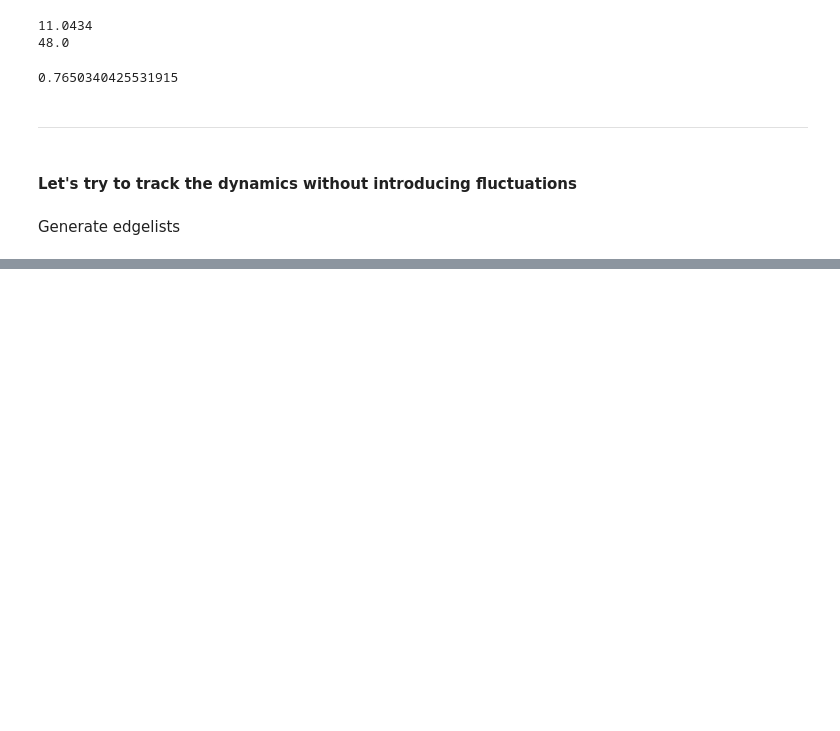
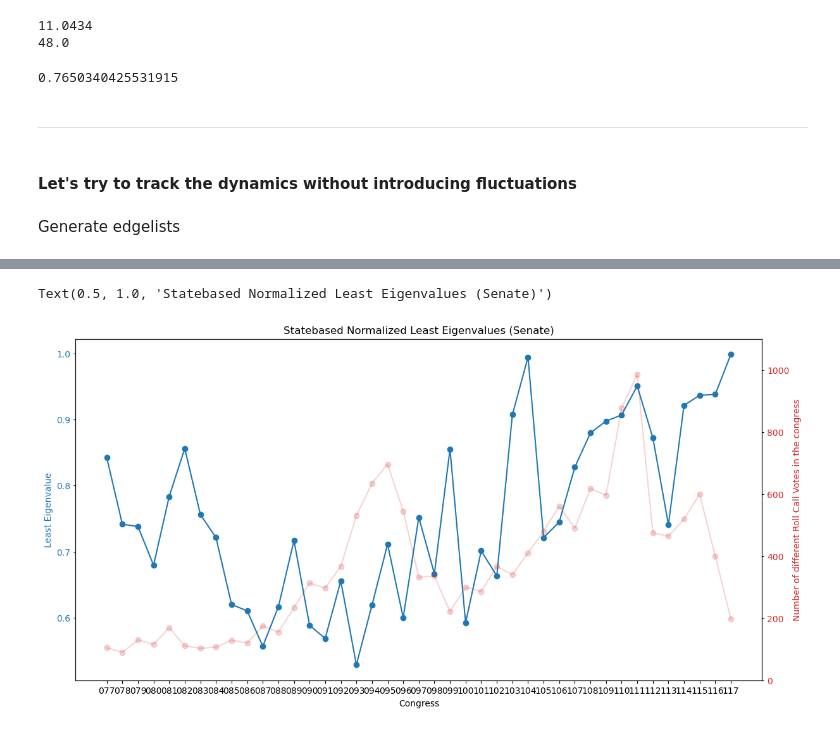
Before and after one commit to LeonardoAgasso/USA_Congress_SigNet, a Jupyter notebook: notebooks/statebased_frustrind_analysis.v2.ipynb, the cells around one changed output, grey strips where cells are left out. Drawn from its saved outputs; the diff is of its cells as text; code cells hidden in the pictures; blank space fills up the shorter version.

```diff
--- a/notebooks/statebased_frustrind_analysis.v2.ipynb
+++ b/notebooks/statebased_frustrind_analysis.v2.ipynb
@@ -357,0 +395,46 @@ KeyError: '077'
+# %%
+# for each congress filter the edgelist with the threshold and save the normalized eigenvalue in a dictionary where the key is the congress number
+eig_dic_senate = {}
+n_votes_dic_senate = {}
+
+for csv in tqdm(glob.glob('../dataset/statebased_edgelsists_senate/*.csv')):
+    n_congress = re.findall(r'\d+', csv)[0]
+    edgelist = pd.read_csv(csv)
+
+    threshold_pos = pd.read_csv('../dataset/statebased_thresholds_senate/threshold_'+n_congress+'.csv')['pos_threshold'][0]
+    threshold_neg = pd.read_csv('../dataset/statebased_thresholds_senate/threshold_'+n_congress+'.csv')['neg_threshold'][0]
+
+    df_pos = edgelist.loc[(edgelist['weight']==1)&(edgelist['perc']>threshold_pos)].copy()
+    df_neg = edgelist.loc[(edgelist['weight']==-1)&(edgelist['perc']>threshold_neg)].copy()
+    edgelist_filtered = pd.concat([df_pos, df_neg])
+    eig_dic_senate[n_congress] = compute_eigen(edgelist_filtered)
+    n_votes = pd.read_csv('../dataset/statebased_thresholds_senate/threshold_'+n_congress+'.csv')['n_votes']
+    n_votes_dic_senate[n_congress] = n_votes
+# %%
+# plot the eigenvalues sorting the dictionary by key
+congress_list_senate= sorted(eig_dic_senate.keys())
+eigenvalue_list_senate = [eig_dic_senate[x] for x in congress_list_senate]
+
+fig, ax1 = plt.subplots(figsize=(14, 7))
+
+color = 'tab:blue'
+ax1.set_xlabel('Congress')
+ax1.set_ylabel('Least Eigenvalue', color=color)
+ax1.plot(congress_list_senate, eigenvalue_list_senate, 'o-', color=color)
+ax1.tick_params(axis='y', labelcolor=color, size=2)
+
+# Create a second y-axis
+ax2 = ax1.twinx()
+
+n_votes_list_senate = [n_votes_dic_house[x] for x in congress_list_senate]
+color = 'tab:red'
+ax2.set_ylabel('Number of different Roll Call Votes in the congress', color=color)
+ax2.plot(congress_list_house, n_votes_list_senate, 'o-', color=color, alpha=0.2)
+ax2.tick_params(axis='y', labelcolor=color, size=2)
+ax2.set_ylim([0, 1100])
+
+# set title
+plt.title('Statebased Normalized Least Eigenvalues (Senate)')
+# %% [output]
+Text(0.5, 1.0, 'Statebased Normalized Least Eigenvalues (Senate)')
+[figure, added]
```
Also changed, not shown: parts of 7 cells of this notebook.
